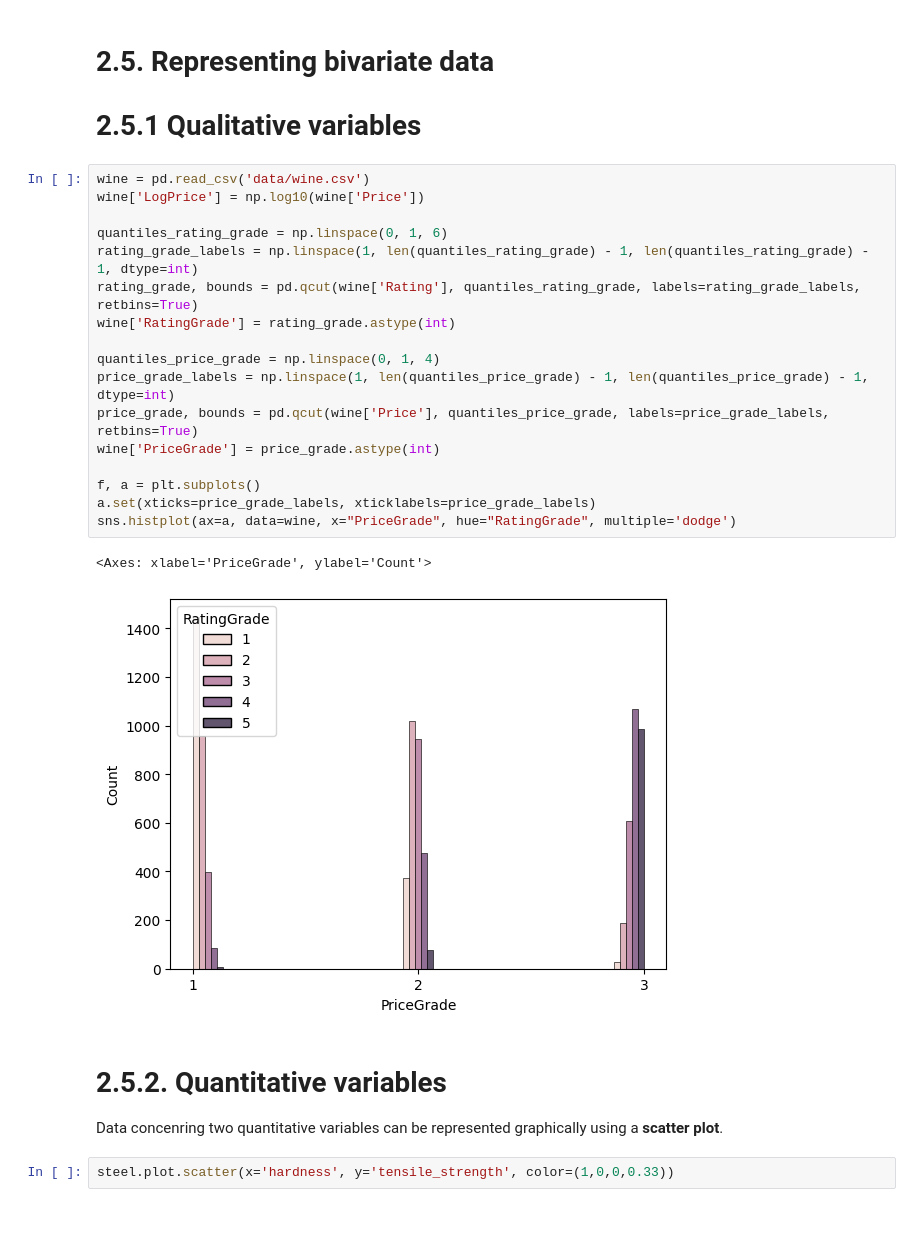
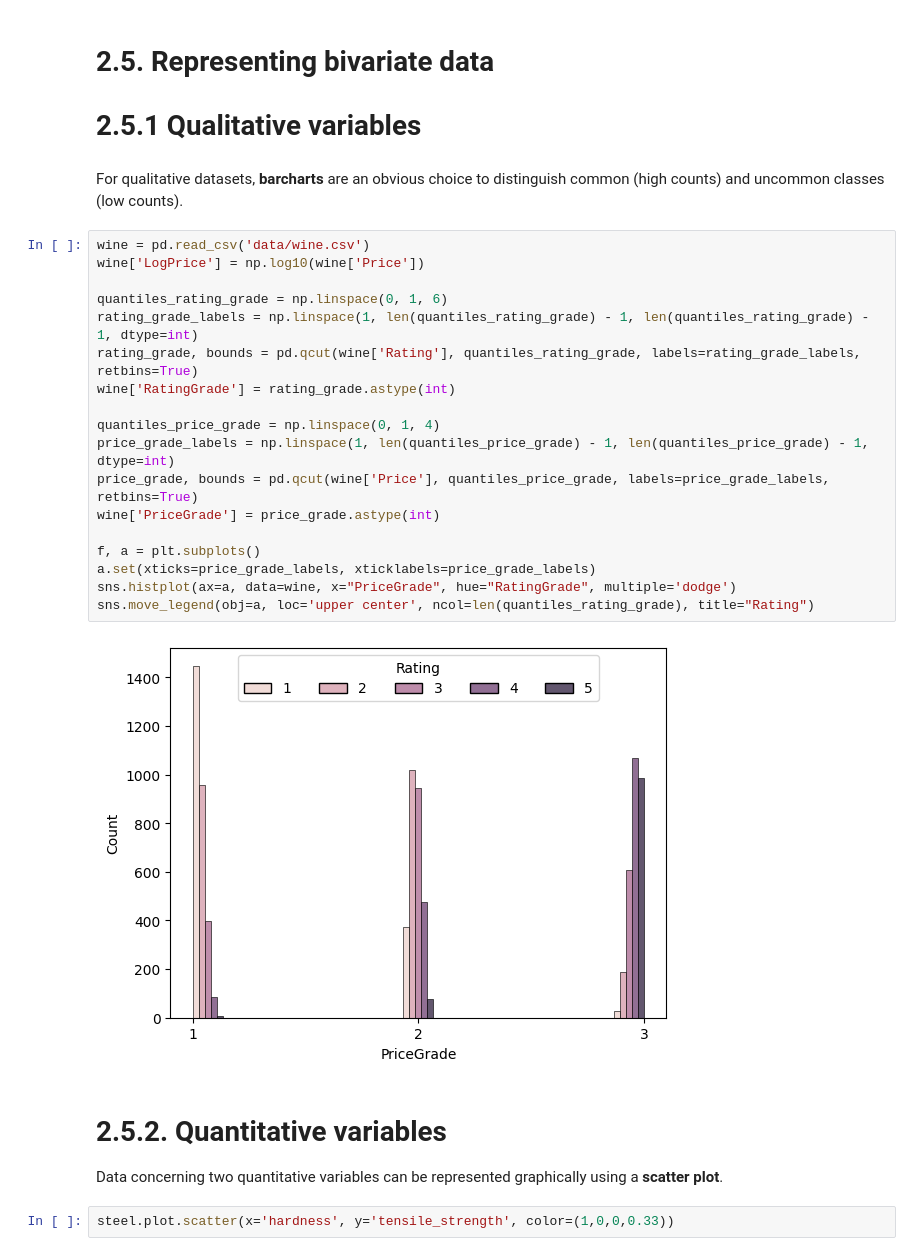
Before and after one commit to BenDeJonge/statistics_goos, a Jupyter notebook: ch02_data_representation.ipynb, the cells around one changed output. Saved outputs shown, nothing was run; the diff lists cells and outputs as text; blank space fills up the shorter version.

```diff
--- a/ch02_data_representation.ipynb
+++ b/ch02_data_representation.ipynb
@@ -127,30 +130,32 @@ a2.hist(sp.stats.uniform.rvs(size=1000, random_state=np.random.default_rng()), c
 # %% [markdown]
 # 2.5. Representing bivariate data
 # 2.5.1 Qualitative variables
+# %% [markdown]
+For qualitative datasets, **barcharts** are an obvious choice to distinguish common (high counts) and uncommon classes (low counts).
 # %%
 wine = pd.read_csv('data/wine.csv')
 wine['LogPrice'] = np.log10(wine['Price'])
 
 quantiles_rating_grade = np.linspace(0, 1, 6)
 rating_grade_labels = np.linspace(1, len(quantiles_rating_grade) - 1, len(quantiles_rating_grade) - 1, dtype=int)
 rating_grade, bounds = pd.qcut(wine['Rating'], quantiles_rating_grade, labels=rating_grade_labels, retbins=True)
 wine['RatingGrade'] = rating_grade.astype(int)
 
 quantiles_price_grade = np.linspace(0, 1, 4)
 price_grade_labels = np.linspace(1, len(quantiles_price_grade) - 1, len(quantiles_price_grade) - 1, dtype=int)
 price_grade, bounds = pd.qcut(wine['Price'], quantiles_price_grade, labels=price_grade_labels, retbins=True)
 wine['PriceGrade'] = price_grade.astype(int)
 
 f, a = plt.subplots()
 a.set(xticks=price_grade_labels, xticklabels=price_grade_labels)
 sns.histplot(ax=a, data=wine, x="PriceGrade", hue="RatingGrade", multiple='dodge')
+sns.move_legend(obj=a, loc='upper center', ncol=len(quantiles_rating_grade), title="Rating")
 # %% [output]
-<Axes: xlabel='PriceGrade', ylabel='Count'>
-[figure, old version]
+[figure, new version]
 # %% [markdown]
 # 2.5.2. Quantitative variables
 
-Data concenring two quantitative variables can be represented graphically using a **scatter plot**.
+Data concerning two quantitative variables can be represented graphically using a **scatter plot**.
 # %%
 steel.plot.scatter(x='hardness', y='tensile_strength', color=(1,0,0,0.33))
 # %% [output]
```
Also changed, not shown: parts of 7 cells of this notebook.
